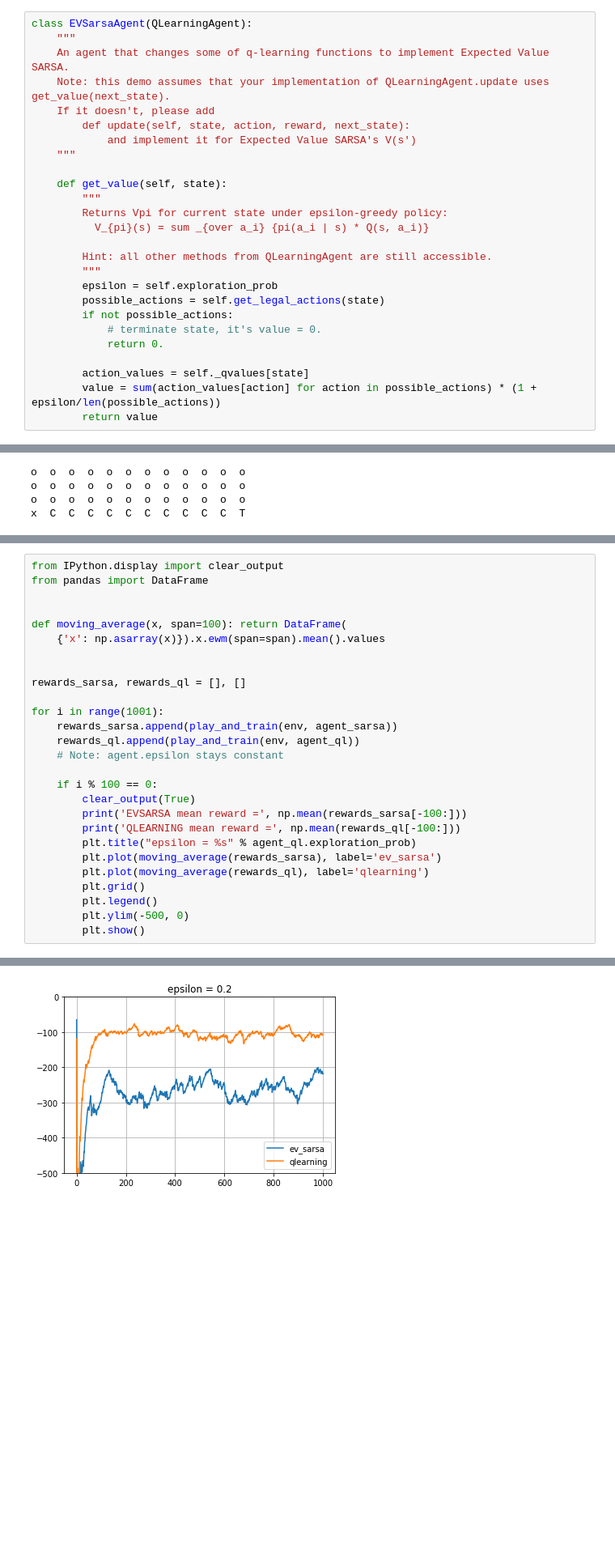
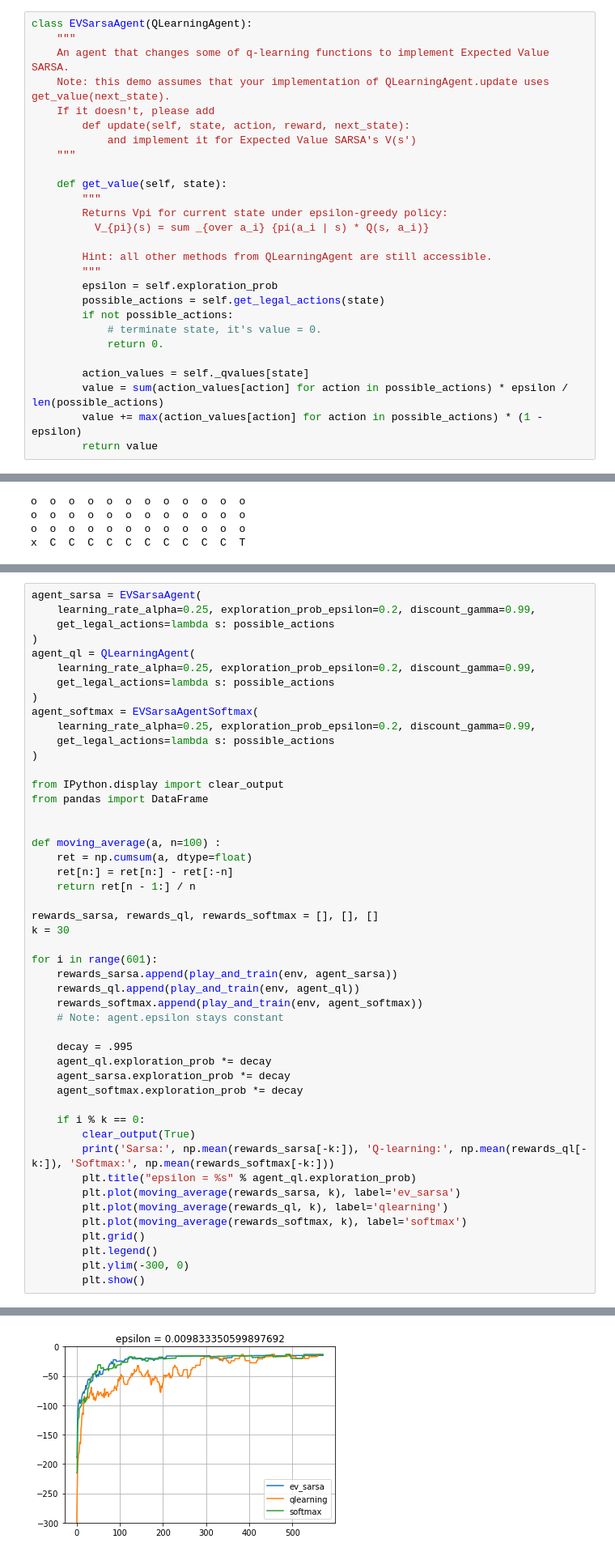
Before and after one commit to pkuderov/Practical_RL, a Jupyter notebook: week03_model_free/homework.ipynb, the cells around one changed output, grey strips where cells are left out. Shown: that part at 81% size. Cells and saved outputs as stored; diff of their text form; blank space fills up the shorter version.

Commit message:
continue sarsa, q-learning, expected value sarsa, softmax, q-learning w/ experience replay

```diff
--- a/week03_model_free/homework.ipynb
+++ b/week03_model_free/homework.ipynb
@@ -171,5 +171,6 @@ class EVSarsaAgent(QLearningAgent):
             return 0.
 
         action_values = self._qvalues[state]
-        value = sum(action_values[action] for action in possible_actions) * (1 + epsilon/len(possible_actions))
+        value = sum(action_values[action] for action in possible_actions) * epsilon / len(possible_actions)
+        value += max(action_values[action] for action in possible_actions) * (1 - epsilon)
         return value
@@ -248,28 +270,49 @@ agent_ql = QLearningAgent(
 # %%
+agent_sarsa = EVSarsaAgent(
+    learning_rate_alpha=0.25, exploration_prob_epsilon=0.2, discount_gamma=0.99,
+    get_legal_actions=lambda s: possible_actions
+)
+agent_ql = QLearningAgent(
+    learning_rate_alpha=0.25, exploration_prob_epsilon=0.2, discount_gamma=0.99,
+    get_legal_actions=lambda s: possible_actions
+)
+agent_softmax = EVSarsaAgentSoftmax(
+    learning_rate_alpha=0.25, exploration_prob_epsilon=0.2, discount_gamma=0.99,
+    get_legal_actions=lambda s: possible_actions
+)
+
 from IPython.display import clear_output
 from pandas import DataFrame
 
 
-def moving_average(x, span=100): return DataFrame(
-    {'x': np.asarray(x)}).x.ewm(span=span).mean().values
+def moving_average(a, n=100) :
+    ret = np.cumsum(a, dtype=float)
+    ret[n:] = ret[n:] - ret[:-n]
+    return ret[n - 1:] / n
 
+rewards_sarsa, rewards_ql, rewards_softmax = [], [], []
+k = 30
 
-rewards_sarsa, rewards_ql = [], []
-
-for i in range(1001):
+for i in range(601):
     rewards_sarsa.append(play_and_train(env, agent_sarsa))
     rewards_ql.append(play_and_train(env, agent_ql))
+    rewards_softmax.append(play_and_train(env, agent_softmax))
     # Note: agent.epsilon stays constant
 
-    if i % 100 == 0:
+    decay = .995
+    agent_ql.exploration_prob *= decay
+    agent_sarsa.exploration_prob *= decay
+    agent_softmax.exploration_prob *= decay
+
+    if i % k == 0:
         clear_output(True)
-        print('EVSARSA mean reward =', np.mean(rewards_sarsa[-100:]))
-        print('QLEARNING mean reward =', np.mean(rewards_ql[-100:]))
+        print('Sarsa:', np.mean(rewards_sarsa[-k:]), 'Q-learning:', np.mean(rewards_ql[-k:]), 'Softmax:', np.mean(rewards_softmax[-k:]))
         plt.title("epsilon = %s" % agent_ql.exploration_prob)
-        plt.plot(moving_average(rewards_sarsa), label='ev_sarsa')
-        plt.plot(moving_average(rewards_ql), label='qlearning')
+        plt.plot(moving_average(rewards_sarsa, k), label='ev_sarsa')
+        plt.plot(moving_average(rewards_ql, k), label='qlearning')
+        plt.plot(moving_average(rewards_softmax, k), label='softmax')
         plt.grid()
         plt.legend()
-        plt.ylim(-500, 0)
+        plt.ylim(-300, 0)
         plt.show()
 # %% [output]
@@ -278,4 +320,4 @@ QLEARNING mean reward = -109.98
-[figure, old version]
+[figure, new version]
 # %% [markdown]
 Let's now see what did the algorithms learn by visualizing their actions at every state.
 # %%
```
Also changed, not shown: parts of 12 cells of this notebook.
